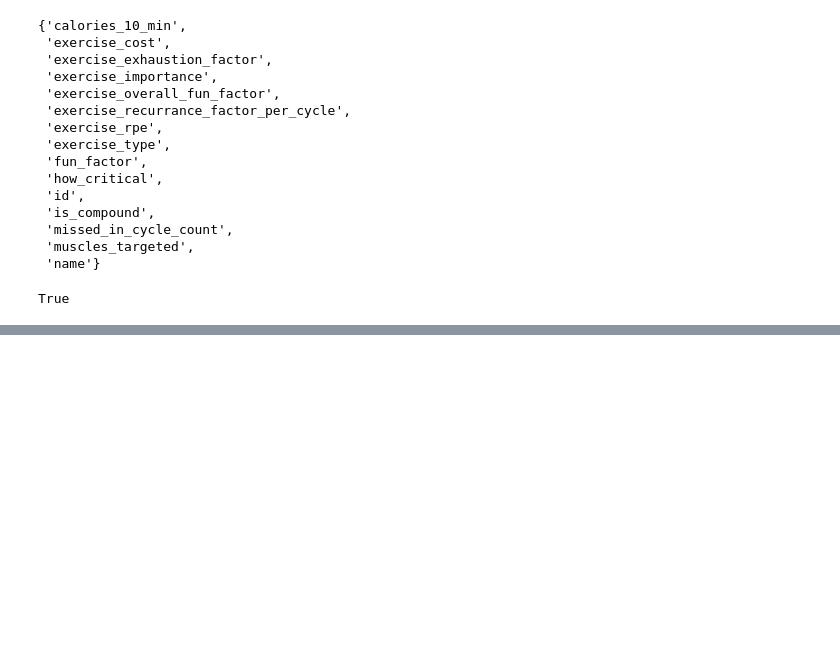
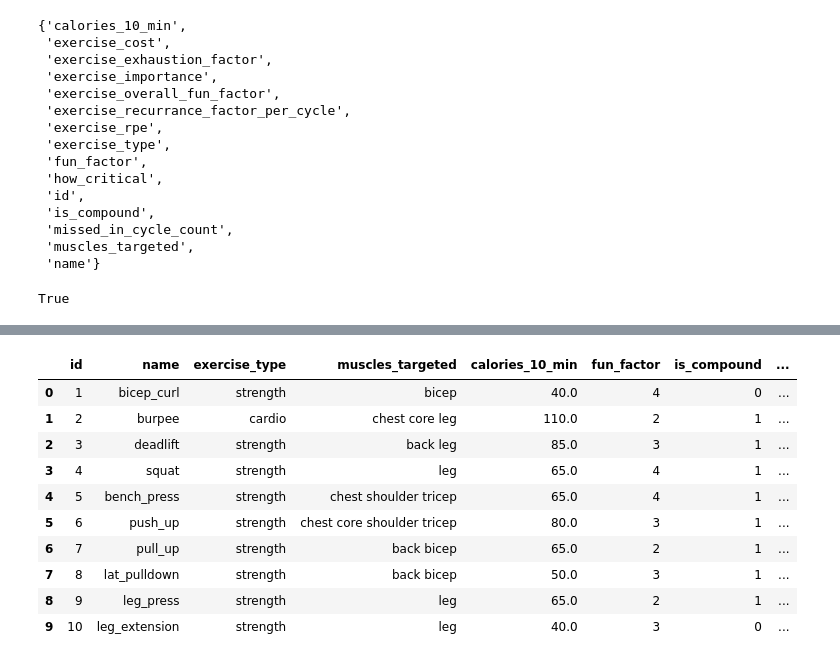
Before and after one commit to NiharGharat/TailorSweat, a Jupyter notebook: src/FeatureEnggExerciseDerived.ipynb, the cells around one changed output, grey strips where cells are left out. Drawn from its saved outputs; the diff is of its cells as text; code cells hidden in the pictures; blank space fills up the shorter version.

```diff
--- a/src/FeatureEnggExerciseDerived.ipynb
+++ b/src/FeatureEnggExerciseDerived.ipynb
@@ -160,0 +215,17 @@ if df_user[df_user['name'] == Constants.USER_NAME]['goal'].item() == "strength":
+# %%
+
+cc = ServiceLayerDao.DaoLayer()
+exercise_table = cc.read_table(Constants.TABLE_EXERCISE)
+exercise_table.head(10)
+# %% [output]
+|  | id | name | exercise_type | muscles_targeted | calories_10_min | fun_factor | is_compound | ... |
+| 0 | 1 | bicep_curl | strength | bicep | 40.0 | 4 | 0 | ... |
+| 1 | 2 | burpee | cardio | chest core leg | 110.0 | 2 | 1 | ... |
+| 2 | 3 | deadlift | strength | back leg | 85.0 | 3 | 1 | ... |
+| 3 | 4 | squat | strength | leg | 65.0 | 4 | 1 | ... |
+| 4 | 5 | bench_press | strength | chest shoulder tricep | 65.0 | 4 | 1 | ... |
+| 5 | 6 | push_up | strength | chest core shoulder tricep | 80.0 | 3 | 1 | ... |
+| 6 | 7 | pull_up | strength | back bicep | 65.0 | 2 | 1 | ... |
+| 7 | 8 | lat_pulldown | strength | back bicep | 50.0 | 3 | 1 | ... |
+| 8 | 9 | leg_press | strength | leg | 65.0 | 2 | 1 | ... |
+| 9 | 10 | leg_extension | strength | leg | 40.0 | 3 | 0 | ... |
```
Also changed, not shown: parts of 13 cells of this notebook, 1 other file.
